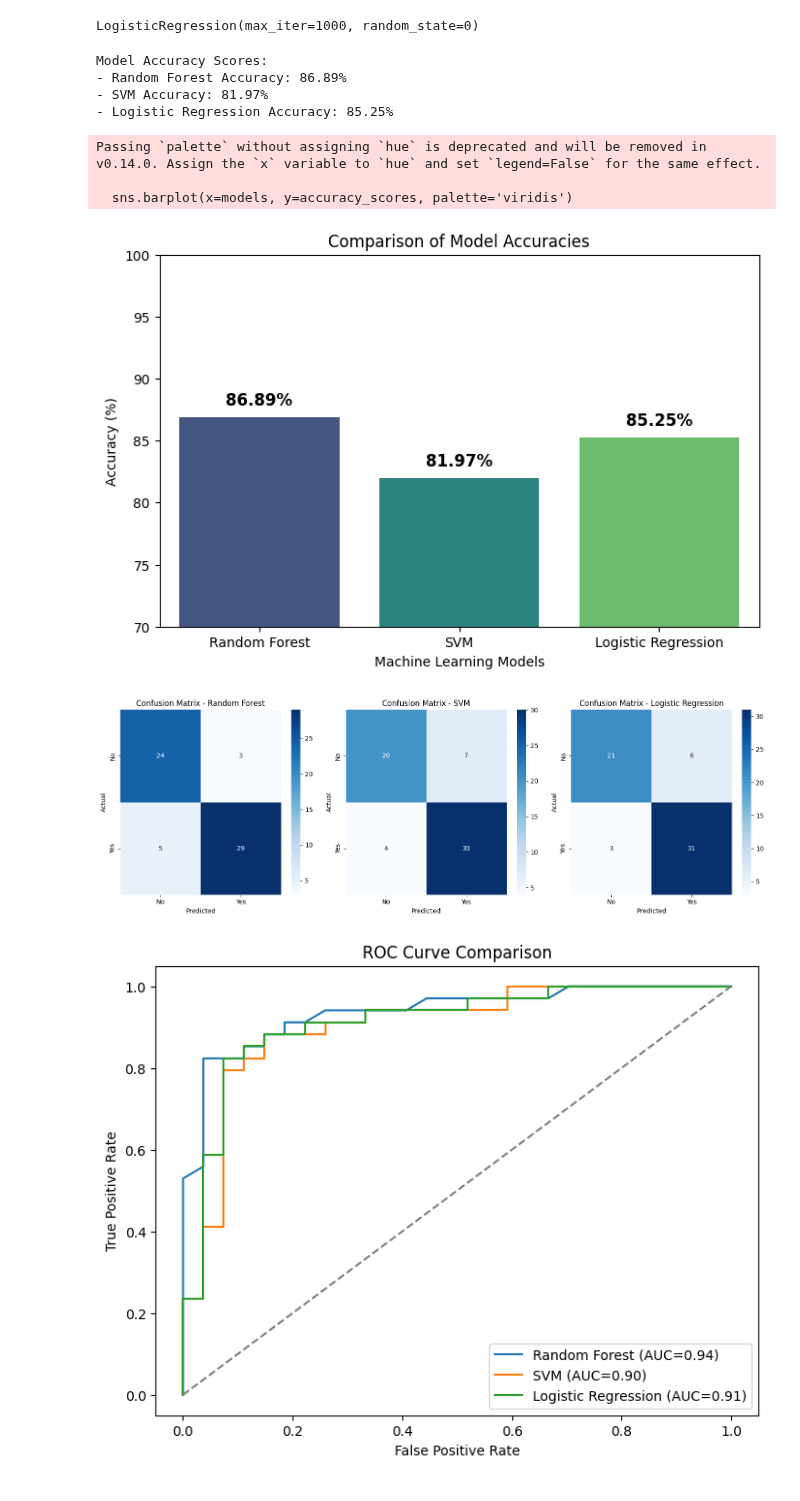
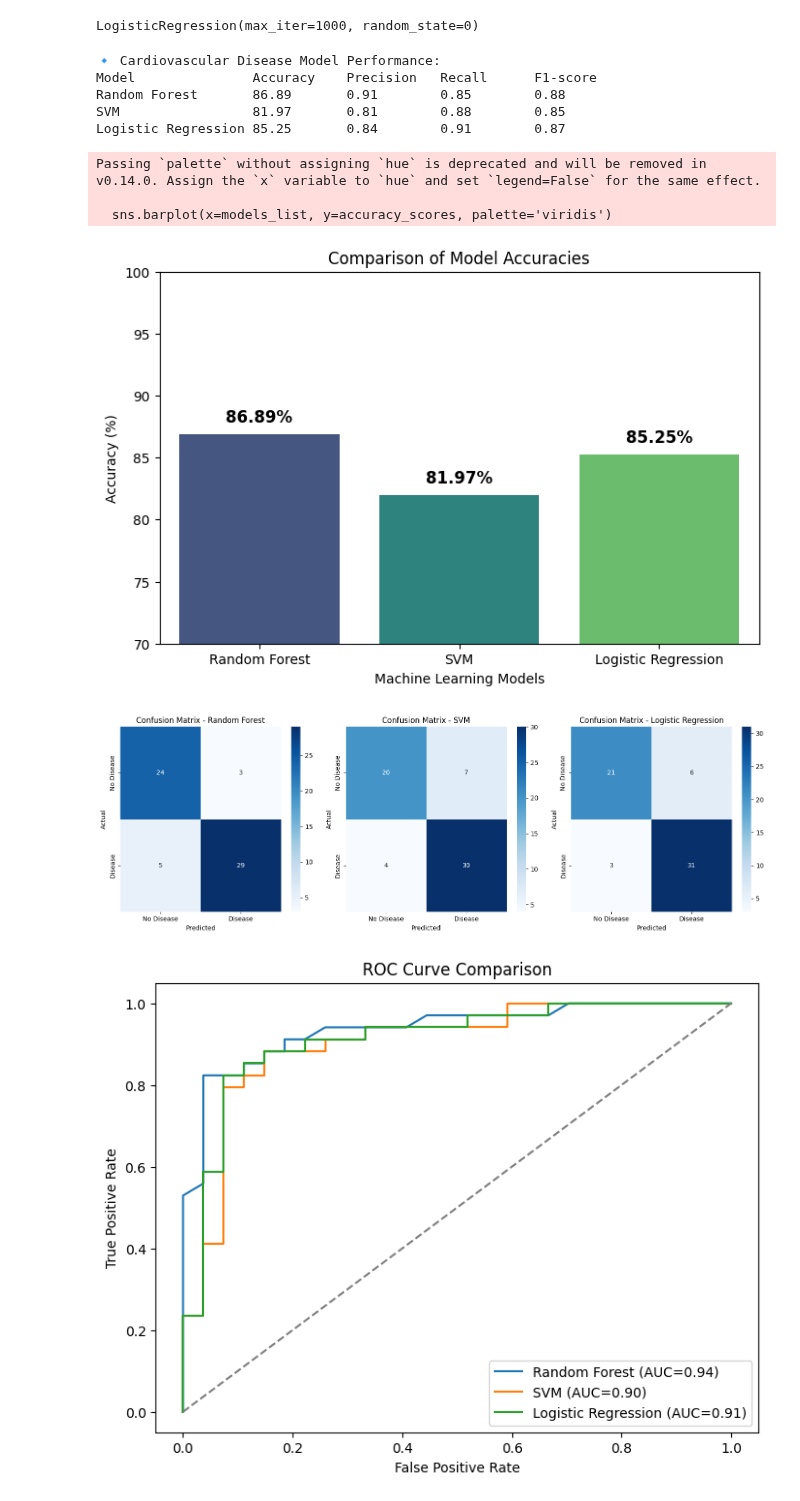
Before and after one commit to shambhavi1708/disease-detection-system, a Jupyter notebook: Cardiovascular_Disease.ipynb, the cells around one changed output. Saved outputs shown, nothing was run; the diff lists cells and outputs as text; code cells hidden in the pictures.

```diff
--- a/Cardiovascular_Disease.ipynb
+++ b/Cardiovascular_Disease.ipynb
@@ -86,52 +80,73 @@ test_accuracy_log = accuracy_score(y_test, log_reg.predict(x_test)) * 100
-# %%
-rf_accuracy = accuracy_score(y_test, rf.predict(x_test)) * 100
-svm_accuracy = accuracy_score(y_test, svm_model.predict(x_test)) * 100
-log_reg_accuracy = accuracy_score(y_test, log_reg.predict(x_test)) * 100
-
-
-print("\nModel Accuracy Scores:")
-print(f"- Random Forest Accuracy: {rf_accuracy:.2f}%")
-print(f"- SVM Accuracy: {svm_accuracy:.2f}%")
-print(f"- Logistic Regression Accuracy: {log_reg_accuracy:.2f}%")
-# %% [output]
-Model Accuracy Scores:
-- Random Forest Accuracy: 86.89%
-- SVM Accuracy: 81.97%
-- Logistic Regression Accuracy: 85.25%
+# %%
+rf_pred = rf_model.predict(x_test)
+svm_pred = svm_model.predict(x_test)
+log_reg_pred = log_reg_model.predict(x_test)
+# %%
+rf_accuracy = accuracy_score(y_test, rf_pred) * 100
+svm_accuracy = accuracy_score(y_test, svm_pred) * 100
+log_reg_accuracy = accuracy_score(y_test, log_reg_pred) * 100
+# %%
+models = {
+    "Random Forest": rf_model,
+    "SVM": svm_model,
+    "Logistic Regression": log_reg_model
+}
+
+metrics = {}
+for name, model in models.items():
+    y_pred = model.predict(x_test)
+    precision = precision_score(y_test, y_pred)
+    recall = recall_score(y_test, y_pred)
+    f1 = f1_score(y_test, y_pred)
+    metrics[name] = {"Precision": precision, "Recall": recall, "F1-score": f1}
+
+print("\n🔹 Cardiovascular Disease Model Performance:")
+print(f"{'Model':<20}{'Accuracy':<12}{'Precision':<12}{'Recall':<12}{'F1-score':<12}")
+
+for model_name, values in metrics.items():
+    acc = accuracy_score(y_test, models[model_name].predict(x_test)) * 100
+    print(f"{model_name:<20}{acc:<12.2f}{values['Precision']:<12.2f}{values['Recall']:<12.2f}{values['F1-score']:<12.2f}")
+# %% [output]
+🔹 Cardiovascular Disease Model Performance:
+Model               Accuracy    Precision   Recall      F1-score
+Random Forest       86.89       0.91        0.85        0.88
+SVM                 81.97       0.81        0.88        0.85
+Logistic Regression 85.25       0.84        0.91        0.87
 # %%
-models = ['Random Forest', 'SVM', 'Logistic Regression']
+plt.figure(figsize=(8, 5))
+models_list = list(models.keys())
 accuracy_scores = [rf_accuracy, svm_accuracy, log_reg_accuracy]
-plt.figure(figsize=(8, 5))
-sns.barplot(x=models, y=accuracy_scores, palette='viridis')
+sns.barplot(x=models_list, y=accuracy_scores, palette='viridis')
 plt.xlabel("Machine Learning Models")
 plt.ylabel("Accuracy (%)")
 plt.title("Comparison of Model Accuracies")
 plt.ylim(70, 100)
+
 for i, v in enumerate(accuracy_scores):
     plt.text(i, v + 1, f"{v:.2f}%", ha='center', fontsize=12, fontweight='bold')
 plt.show()
 # %% [output]
 Passing `palette` without assigning `hue` is deprecated and will be removed in v0.14.0. Assign the `x` variable to `hue` and set `legend=False` for the same effect.
 
-  sns.barplot(x=models, y=accuracy_scores, palette='viridis')
+  sns.barplot(x=models_list, y=accuracy_scores, palette='viridis')
 [figure]
 # %%
 # Confusion Matrices
-models = {"Random Forest": rf, "SVM": svm_model, "Logistic Regression": log_reg}
 plt.figure(figsize=(15, 5))
-
 for i, (name, model) in enumerate(models.items()):
     cm = confusion_matrix(y_test, model.predict(x_test))
     plt.subplot(1, 3, i + 1)
-    sns.heatmap(cm, annot=True, fmt="d", cmap="Blues", xticklabels=["No", "Yes"], yticklabels=["No", "Yes"])
+    sns.heatmap(cm, annot=True, fmt="d", cmap="Blues",
+                xticklabels=["No Disease", "Disease"],
+                yticklabels=["No Disease", "Disease"])
     plt.xlabel("Predicted")
     plt.ylabel("Actual")
     plt.title(f"Confusion Matrix - {name}")
 
 plt.tight_layout()
 plt.show()
 # %% [output]
-[figure, old version]
+[figure, new version]
 # %%
 # ROC Curves
 plt.figure(figsize=(8, 6))
```
Also changed, not shown: parts of 3 cells of this notebook.
